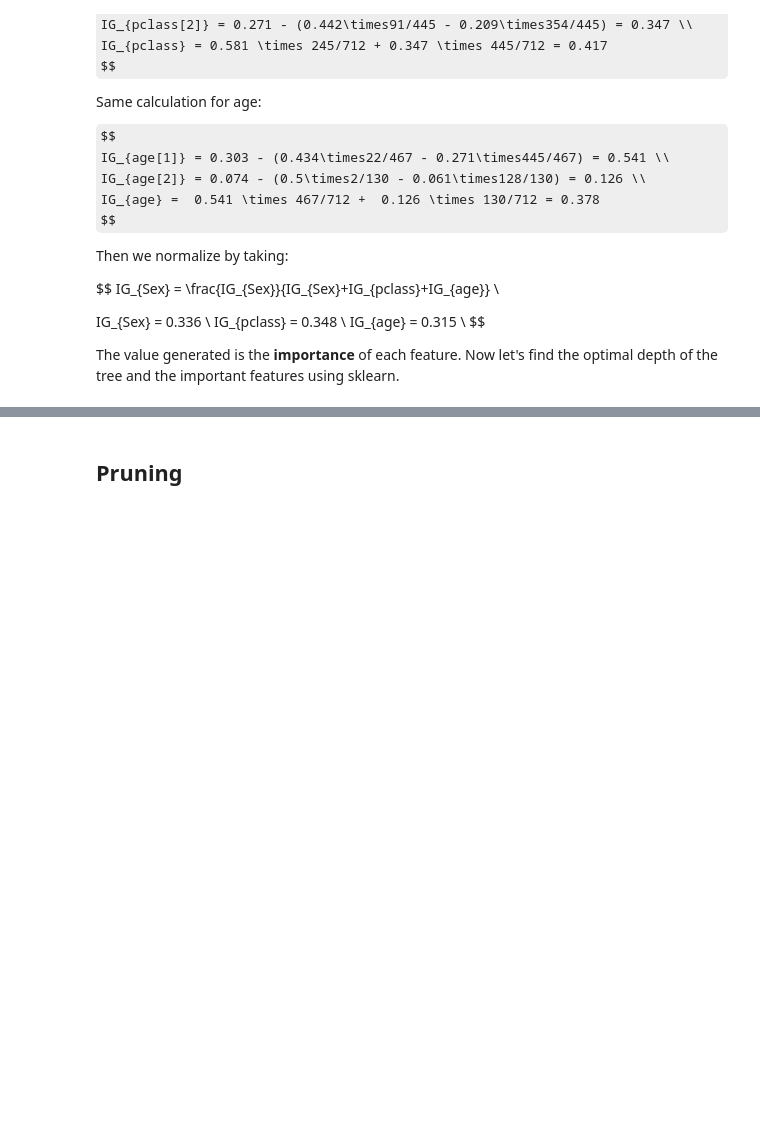
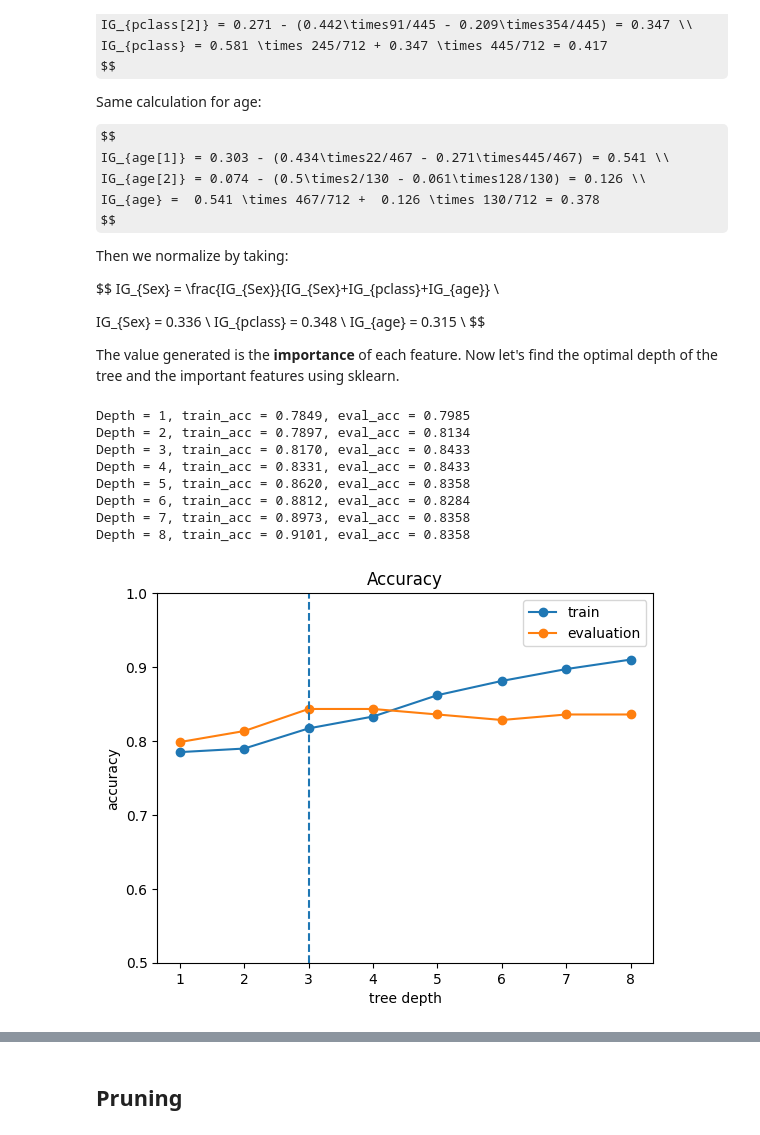
Before and after one commit to nikigurunathan/My-DAC-Curriculum, a Jupyter notebook: DAC-006_Machine_Learning/DAC-006-Intro_to_ML_Session_2_Student.ipynb, the cells around one changed output, grey strips where cells are left out. Drawn from its saved outputs; the diff is of its cells as text; code cells hidden in the pictures; some formulas as TeX source; blank space fills up the shorter version.

```diff
--- a/DAC-006_Machine_Learning/DAC-006-Intro_to_ML_Session_2_Student.ipynb
+++ b/DAC-006_Machine_Learning/DAC-006-Intro_to_ML_Session_2_Student.ipynb
@@ -173,46 +173,56 @@ The value generated is the **importance** of each feature. Now let's find the op
 # df.head()
 # %%
 # Separate the Titanic data into features and target class.
-# y = df['Survived']
-# x = df.drop('Survived', axis=1)
+y = df['Survived']
+x = df.drop('Survived', axis=1)
 
 # # Split the data into training, validation and test data.
-# x_train, x_test, y_train, y_test = train_test_split(x, y, test_size = 0.3)
+x_train, x_test, y_train, y_test = train_test_split(x, y, test_size = 0.3)
 
-# x_test, x_eval, y_test, y_eval = train_test_split(x_test, y_test, test_size = 0.5)
+x_test, x_eval, y_test, y_eval = train_test_split(x_test, y_test, test_size = 0.5)
 
 # # Create decision tree models of various depths,
 # # and measure the accuracy of validation data for each model.
-# train_acc = []
-# eval_acc = []
-# max_depth = 8
-# for d in range(1, max_depth+1):
-#     model = DecisionTreeClassifier(max_depth=d)
-#     model.fit(x_train, y_train)
+train_acc = []
+eval_acc = []
+max_depth = 8
+for d in range(1, max_depth+1):
+    model = DecisionTreeClassifier(max_depth=d)
+    model.fit(x_train, y_train)
 
-#     # Measure the accuracy of this model using the training data.
-#     y_pred = model.predict(x_train)
-#     train_acc.append((y_pred == y_train).mean())
+    # Measure the accuracy of this model using the training data.
+    y_pred = model.predict(x_train)
+    train_acc.append((y_pred == y_train).mean())
 
-#     # Measure the accuracy of this model using the validation data.
-#     y_pred = model.predict(x_eval)
-#     eval_acc.append((y_pred == y_eval).mean())
-#     print('Depth = {}, train_acc = {:.4f}, eval_acc = {:.4f}'\
-#           .format(d, train_acc[-1], eval_acc[-1]))
+    # Measure the accuracy of this model using the validation data.
+    y_pred = model.predict(x_eval)
+    eval_acc.append((y_pred == y_eval).mean())
+    print('Depth = {}, train_acc = {:.4f}, eval_acc = {:.4f}'\
+          .format(d, train_acc[-1], eval_acc[-1]))
 
-# # Find the optimal depth with the highest accuracy of validation data.
-# opt_depth = np.argmax(eval_acc) + 1
+# Find the optimal depth with the highest accuracy of validation data.
+opt_depth = np.argmax(eval_acc) + 1
 
-# # Visualize accuracy changes as depth changes.
-# plt.plot(train_acc, marker='o', label='train')
-# plt.plot(eval_acc, marker='o', label='evaluation')
-# plt.legend()
-# plt.title('Accuracy')
-# plt.xlabel('tree depth')
-# plt.ylabel('accuracy')
-# plt.xticks(np.arange(max_depth), np.arange(1, max_depth+1))
-# plt.axvline(x=opt_depth-1, ls='--')
-# plt.ylim(0.5, 1.0)
-# plt.show()
+# Visualize accuracy changes as depth changes.
+plt.plot(train_acc, marker='o', label='train')
+plt.plot(eval_acc, marker='o', label='evaluation')
+plt.legend()
+plt.title('Accuracy')
+plt.xlabel('tree depth')
+plt.ylabel('accuracy')
+plt.xticks(np.arange(max_depth), np.arange(1, max_depth+1))
+plt.axvline(x=opt_depth-1, ls='--')
+plt.ylim(0.5, 1.0)
+plt.show()
+# %% [output]
+Depth = 1, train_acc = 0.7849, eval_acc = 0.7985
+Depth = 2, train_acc = 0.7897, eval_acc = 0.8134
+Depth = 3, train_acc = 0.8170, eval_acc = 0.8433
+Depth = 4, train_acc = 0.8331, eval_acc = 0.8433
+Depth = 5, train_acc = 0.8620, eval_acc = 0.8358
+Depth = 6, train_acc = 0.8812, eval_acc = 0.8284
+Depth = 7, train_acc = 0.8973, eval_acc = 0.8358
+Depth = 8, train_acc = 0.9101, eval_acc = 0.8358
+[figure, added]
 # %%
 # I set max_step=3 as a constant value for tree visualization.
```
Also changed, not shown: parts of 13 cells of this notebook, 1 other file.
